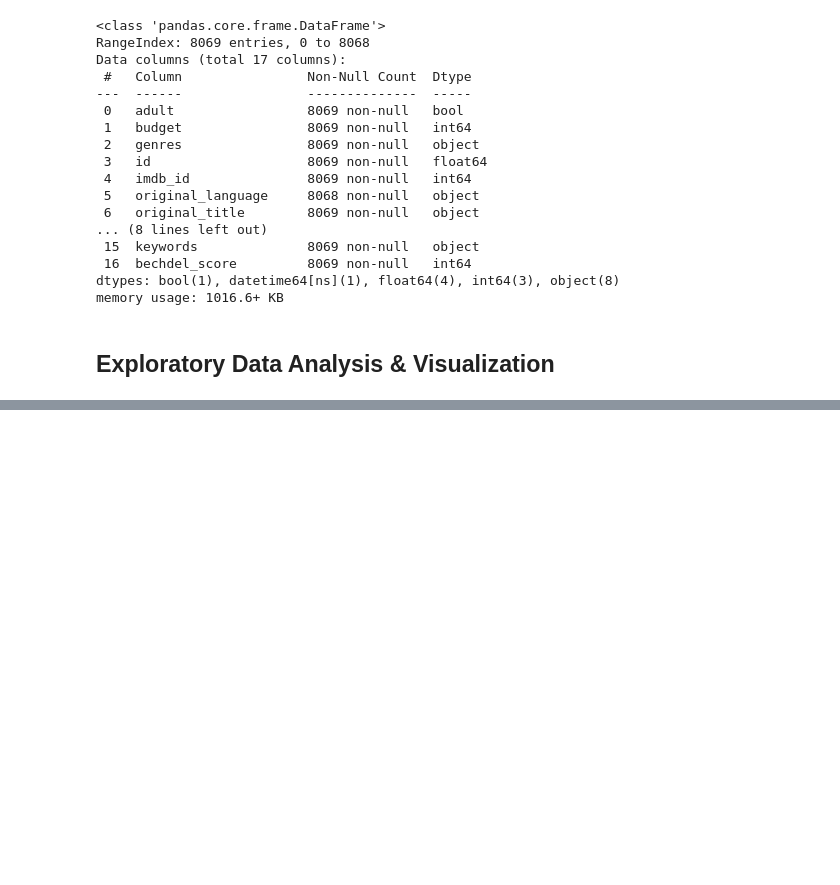
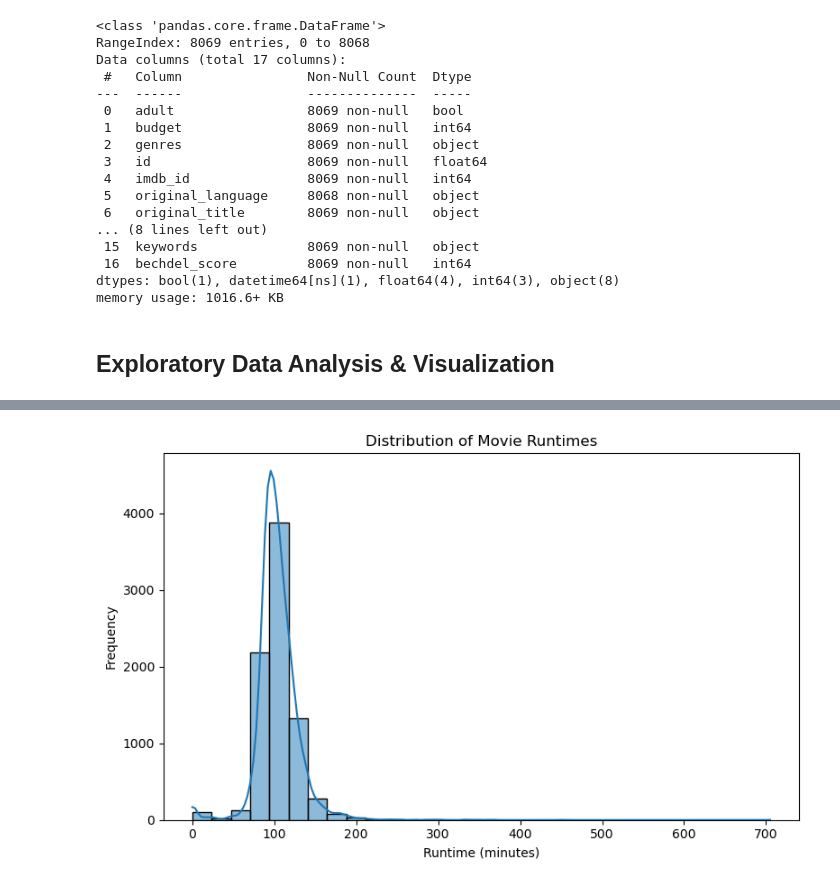
Before and after one commit to 80line/Bechdel_Test_Films, a Jupyter notebook: bechdel_test_films.ipynb, the cells around one changed output, grey strips where cells are left out. Saved outputs shown, nothing was run; the diff lists cells and outputs as text; code cells hidden in the pictures; blank space fills up the shorter version.

```diff
--- a/bechdel_test_films.ipynb
+++ b/bechdel_test_films.ipynb
@@ -124,0 +305,12 @@ memory usage: 1016.6+ KB
+# %%
+# Histogram of movie runtimes (if available)
+if 'runtime' in bechdel_movies.columns:
+    plt.figure(figsize=(8, 5))
+    sns.histplot(bechdel_movies['runtime'].dropna(), bins=30, kde=True)
+    plt.title('Distribution of Movie Runtimes')
+    plt.xlabel('Runtime (minutes)')
+    plt.ylabel('Frequency')
+    plt.tight_layout()
+    plt.show()
+# %% [output]
+[figure, added]
```
Also changed, not shown: parts of 12 cells of this notebook.
